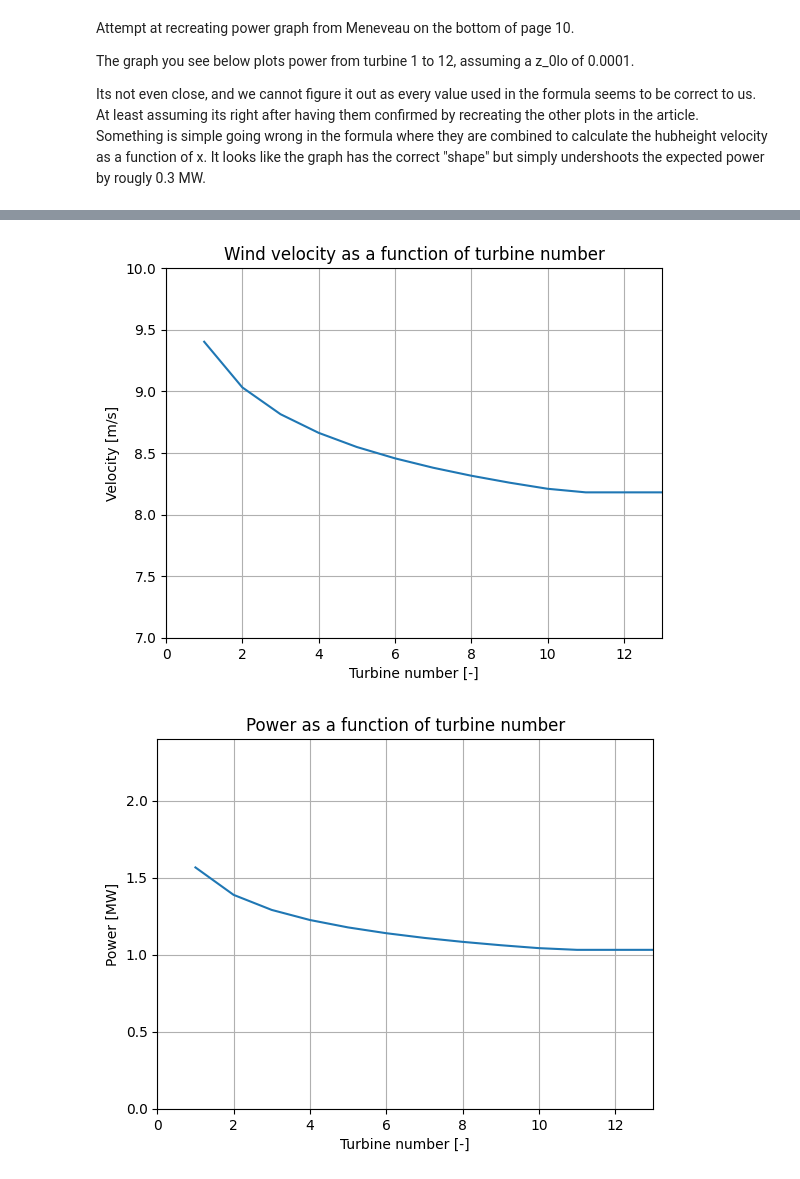
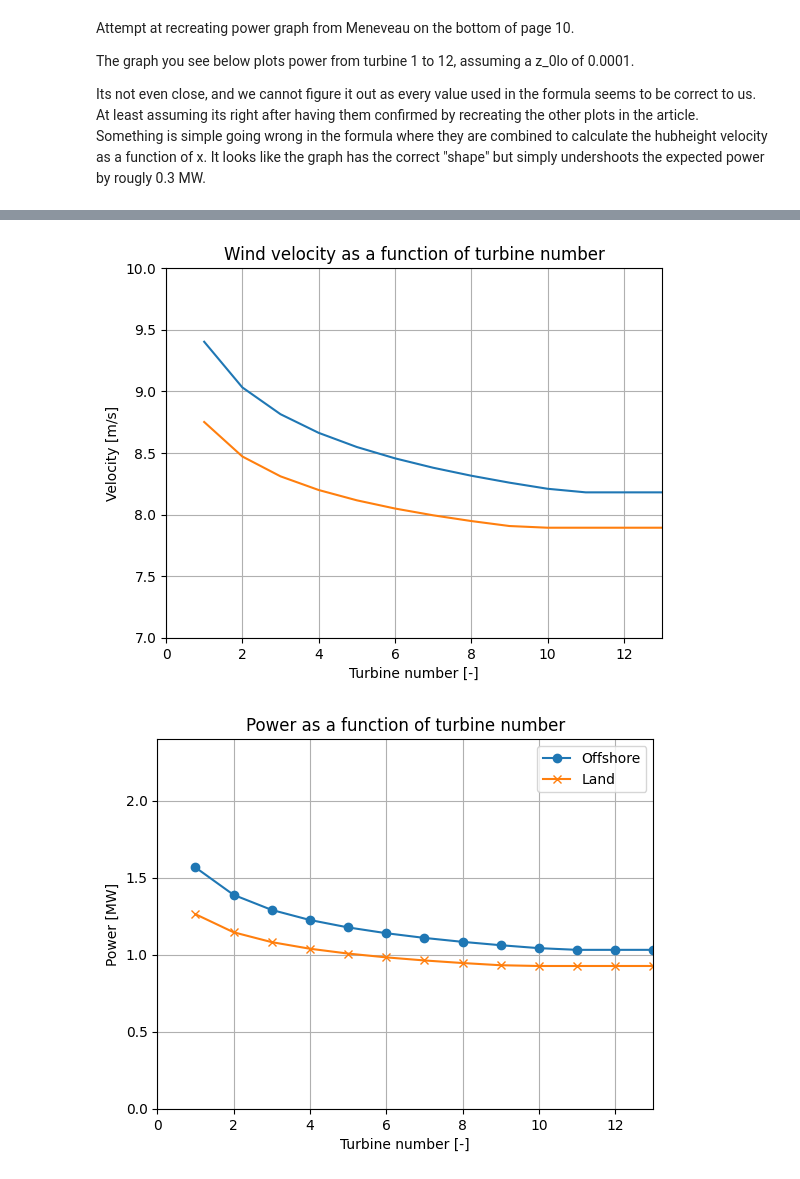
Before and after one commit to marcinsadowy/WTABL, a Jupyter notebook: hubheightvelocitytester.ipynb, the cells around one changed output, grey strips where cells are left out. Saved outputs shown, nothing was run; the diff lists cells and outputs as text; code cells hidden in the pictures.

```diff
--- a/hubheightvelocitytester.ipynb
+++ b/hubheightvelocitytester.ipynb
@@ -63,6 +124,7 @@ P_local_offshore = (C_P_local*rho_local/2*U_hT_local**3*np.pi*D_local**2/4)/1e6
 # %%
 # Plot power as a function of turbine number
 plt.plot(x_power/(s*D_local), U_hT_local)
+plt.plot(x_power_2/(s*D_local_2), U_hT_local_2)
 plt.xlabel('Turbine number [-]')
 plt.ylabel('Velocity [m/s]')
 plt.title('Wind velocity as a function of turbine number')
@@ -71,16 +133,18 @@ plt.ylim(7, 10)
 plt.grid(True)
 plt.show()
 # %% [output]
-[figure, old version]
+[figure, new version]
 # %%
 # Plot power as a function of turbine number
-plt.plot(x_power/(s*D_local), P_local_offshore)
+plt.plot(x_power/(s*D_local), P_local_offshore, marker='o', label='Offshore')
+plt.plot(x_power/(s*D_local), P_local_land, marker='x', label='Land')
 plt.xlabel('Turbine number [-]')
 plt.ylabel('Power [MW]')
 plt.title('Power as a function of turbine number')
 plt.xlim(0, 13)
 plt.ylim(0, 2.4)
 plt.grid(True)
+plt.legend()
 plt.show()
 # %% [output]
-[figure, old version]
+[figure, new version]
```
Also changed, not shown: parts of 2 cells of this notebook, 2 other files.
